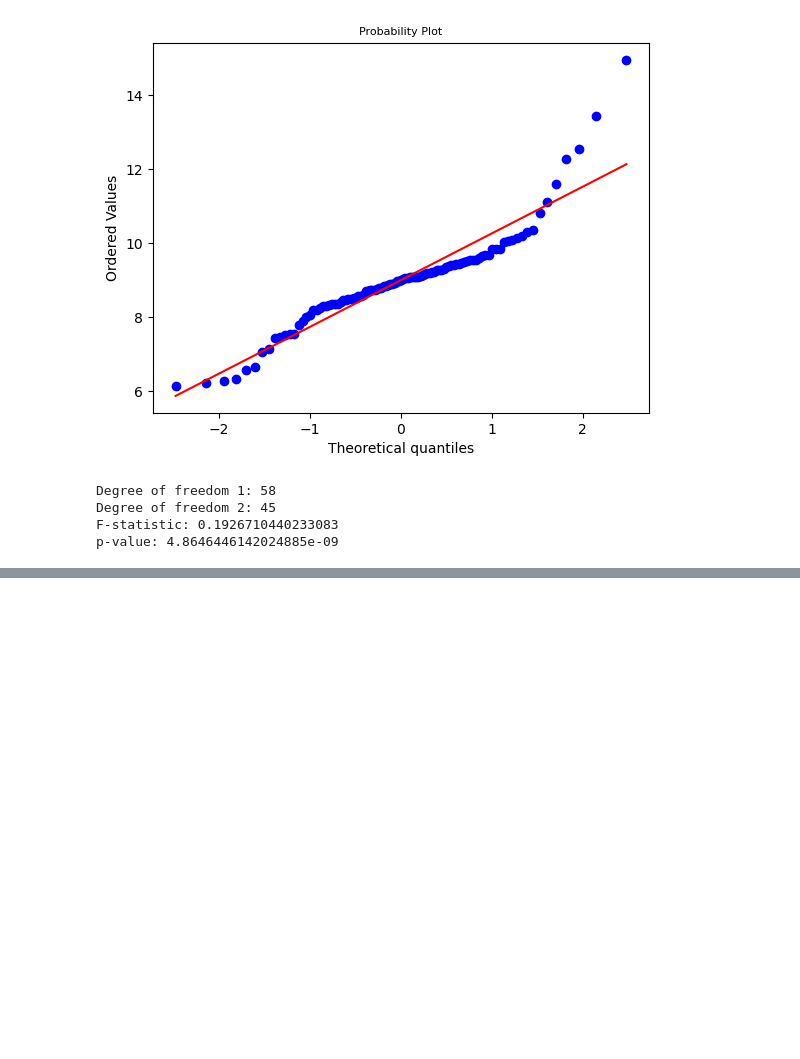
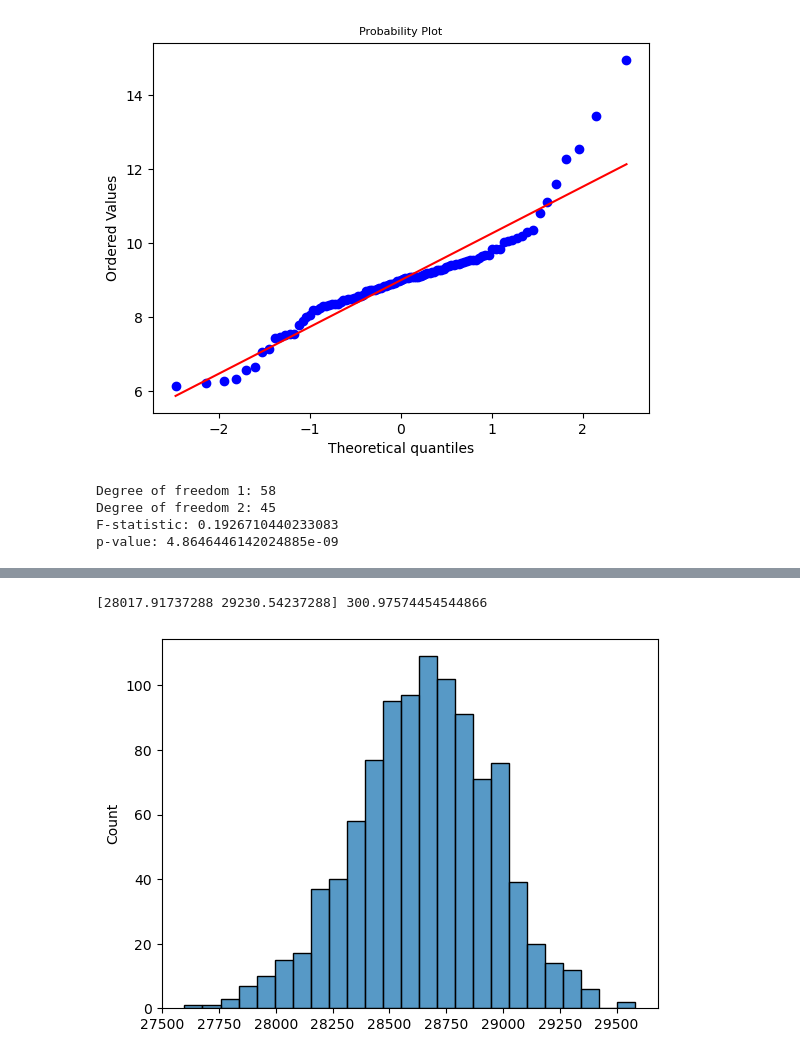
Before and after one commit to brianej/fdscw3, a Jupyter notebook: q1.ipynb, the cells around one changed output, grey strips where cells are left out. Drawn from its saved outputs; the diff is of its cells as text; code cells hidden in the pictures; blank space fills up the shorter version.

```diff
--- a/q1.ipynb
+++ b/q1.ipynb
@@ -393,0 +418,17 @@ p-value: 4.8646446142024885e-09
+# %%
+def bootstrap(x, k=1000, estimator=np.mean, quantiles=[0.025, 0.975], plot=False):
+    n = len(x)
+    x_star_est = np.zeros(k)
+    for i in range(k):
+        x_star = np.random.choice(x, n, replace=True)
+        x_star_est[i] = estimator(x_star)
+
+    if (plot):
+        sns.histplot(x_star_est)
+    return(np.quantile(x_star_est, quantiles), np.std(x_star_est))
+
+ci, std = bootstrap(operations, plot=True)
+print(ci, std)
+# %% [output]
+[28017.91737288 29230.54237288] 300.97574454544866
+[figure, added]
```
Also changed, not shown: parts of 16 cells of this notebook, 1 other file.
